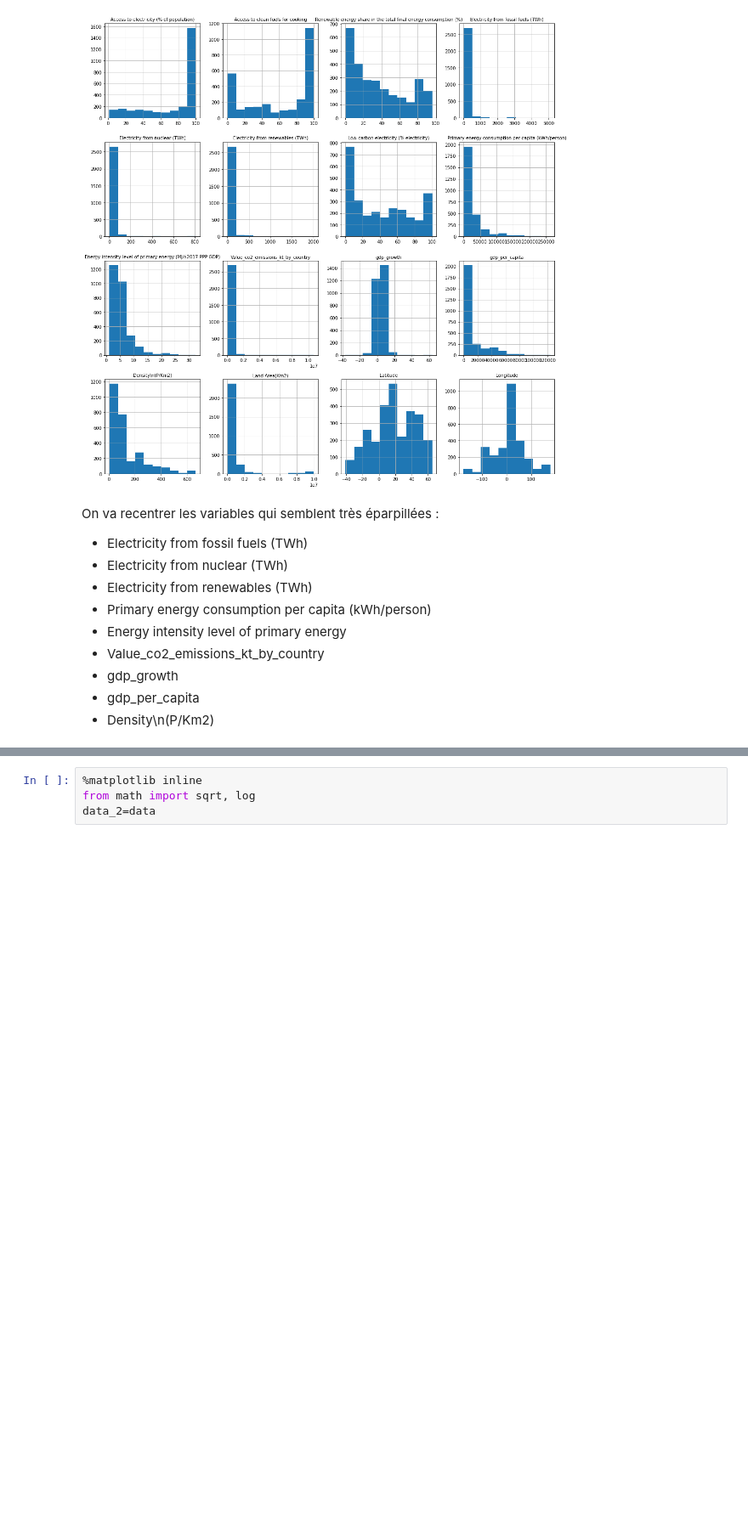
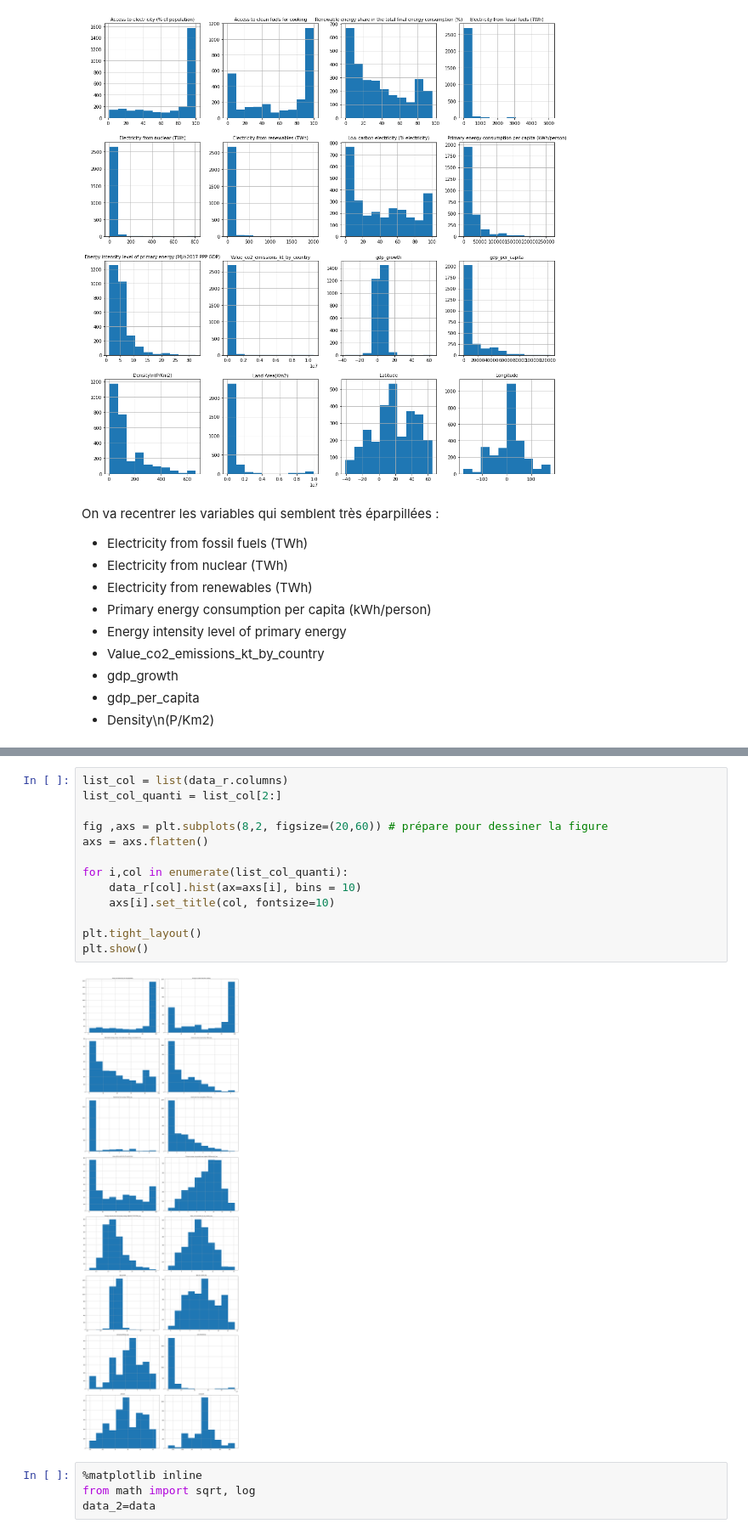
Before and after one commit to PaolaDeTruchis/MachineLearning, a Jupyter notebook: Projet_ML.ipynb, the cells around one changed output, grey strips where cells are left out. Shown at 85% size. Cells and saved outputs as stored; diff of their text form; blank space fills up the shorter version.

```diff
--- a/Projet_ML.ipynb
+++ b/Projet_ML.ipynb
@@ -136,3 +187,18 @@ On va recentrer les variables qui semblent très éparpillées :
+# %%
+list_col = list(data_r.columns)
+list_col_quanti = list_col[2:]
+
+fig ,axs = plt.subplots(8,2, figsize=(20,60)) # prépare pour dessiner la figure
+axs = axs.flatten()
+
+for i,col in enumerate(list_col_quanti):
+    data_r[col].hist(ax=axs[i], bins = 10)
+    axs[i].set_title(col, fontsize=10)
+
+plt.tight_layout()
+plt.show()
+# %% [output]
+[figure, added]
 # %%
 %matplotlib inline
 from math import sqrt, log
```
Also changed, not shown: parts of 12 cells of this notebook.
